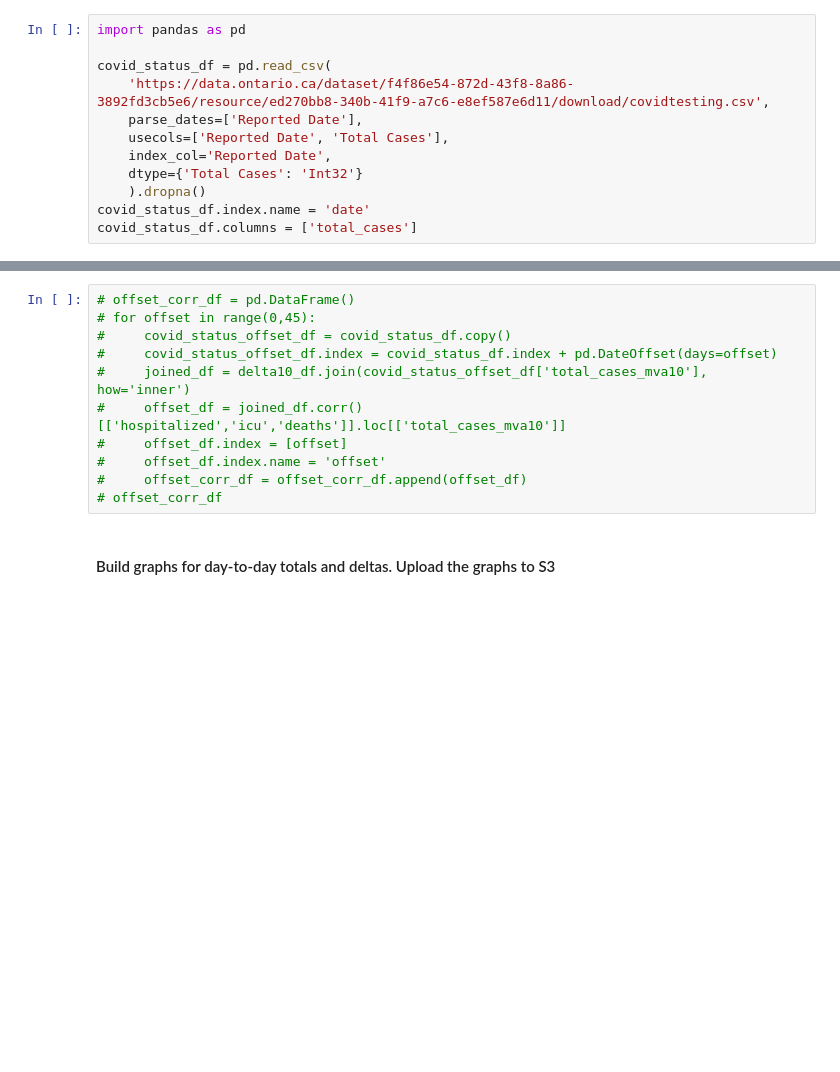
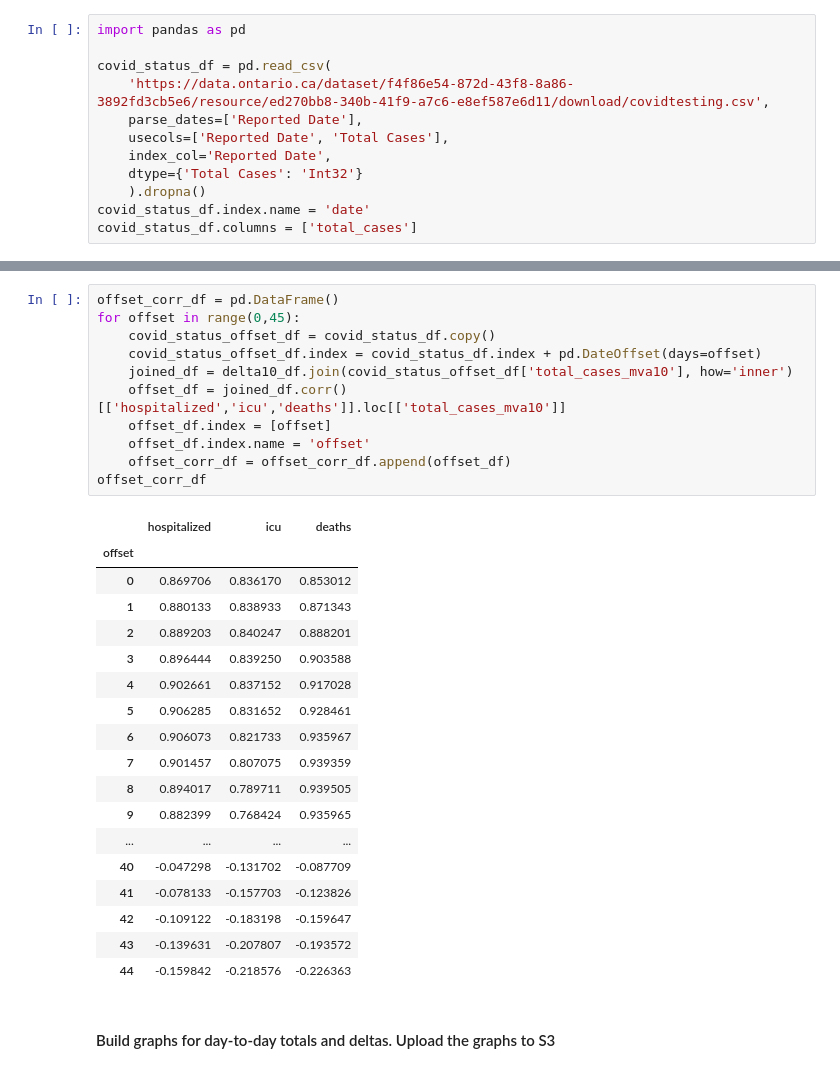
Before and after one commit to mikevostrikov/2020-ontario-covid19-severe, a Jupyter notebook: etl/pipeline.ipynb, the cells around one changed output, grey strips where cells are left out. Drawn from its saved outputs; the diff is of its cells as text; blank space fills up the shorter version.

```diff
--- a/etl/pipeline.ipynb
+++ b/etl/pipeline.ipynb
@@ -249,14 +253,33 @@ covid_status_df['total_cases_mva10'].plot.line() #noprod
 # %%
-# offset_corr_df = pd.DataFrame()
-# for offset in range(0,45):
-#     covid_status_offset_df = covid_status_df.copy()
-#     covid_status_offset_df.index = covid_status_df.index + pd.DateOffset(days=offset)
-#     joined_df = delta10_df.join(covid_status_offset_df['total_cases_mva10'], how='inner')
-#     offset_df = joined_df.corr()[['hospitalized','icu','deaths']].loc[['total_cases_mva10']]
-#     offset_df.index = [offset]
-#     offset_df.index.name = 'offset'
-#     offset_corr_df = offset_corr_df.append(offset_df)
-# offset_corr_df
+offset_corr_df = pd.DataFrame()
+for offset in range(0,45):
+    covid_status_offset_df = covid_status_df.copy()
+    covid_status_offset_df.index = covid_status_df.index + pd.DateOffset(days=offset)
+    joined_df = delta10_df.join(covid_status_offset_df['total_cases_mva10'], how='inner')
+    offset_df = joined_df.corr()[['hospitalized','icu','deaths']].loc[['total_cases_mva10']]
+    offset_df.index = [offset]
+    offset_df.index.name = 'offset'
+    offset_corr_df = offset_corr_df.append(offset_df)
+offset_corr_df
+# %% [output]
+|  | hospitalized | icu | deaths |
+| offset |  |  |  |
+| 0 | 0.869706 | 0.836170 | 0.853012 |
+| 1 | 0.880133 | 0.838933 | 0.871343 |
+| 2 | 0.889203 | 0.840247 | 0.888201 |
+| 3 | 0.896444 | 0.839250 | 0.903588 |
+| 4 | 0.902661 | 0.837152 | 0.917028 |
+| 5 | 0.906285 | 0.831652 | 0.928461 |
+| 6 | 0.906073 | 0.821733 | 0.935967 |
+| 7 | 0.901457 | 0.807075 | 0.939359 |
+| 8 | 0.894017 | 0.789711 | 0.939505 |
+| 9 | 0.882399 | 0.768424 | 0.935965 |
+| ... | ... | ... | ... |
+| 40 | -0.047298 | -0.131702 | -0.087709 |
+| 41 | -0.078133 | -0.157703 | -0.123826 |
+| 42 | -0.109122 | -0.183198 | -0.159647 |
+| 43 | -0.139631 | -0.207807 | -0.193572 |
+| 44 | -0.159842 | -0.218576 | -0.226363 |
 # %% [markdown]
 <a id="build-graphs"></a>
 <h4>Build graphs for day-to-day totals and deltas. Upload the graphs to S3</h4>
```
Also changed, not shown: parts of 15 cells of this notebook.
